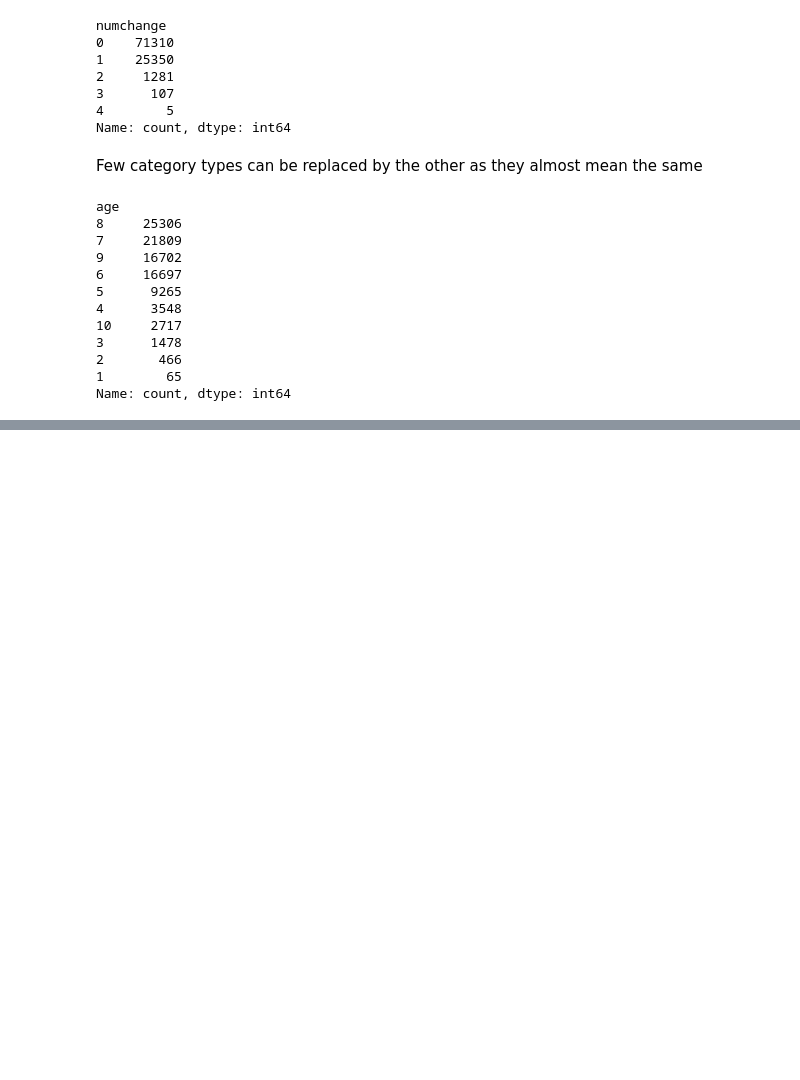
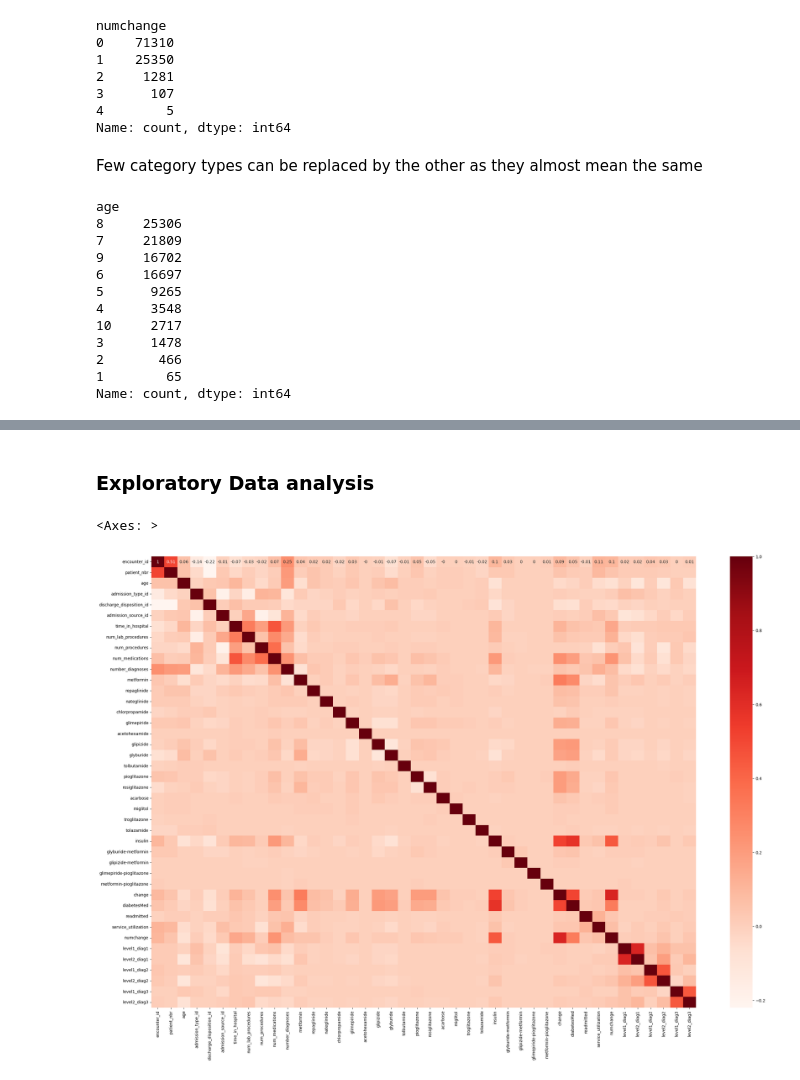
Before and after one commit to Digvijay123321/Diabetes-Readmission-Classification, a Jupyter notebook: Project.ipynb, the cells around one changed output, grey strips where cells are left out. Saved outputs shown, nothing was run; the diff lists cells and outputs as text; code cells hidden in the pictures; blank space fills up the shorter version.

```diff
--- a/Project.ipynb
+++ b/Project.ipynb
@@ -435,0 +528,14 @@ df.shape
+# %%
+df.loc[df['diag_1'].str.contains('V'), ['level1_diag1', 'level2_diag1']] = 0
+df.loc[df['diag_1'].str.contains('E'), ['level1_diag1', 'level2_diag1']] = 0
+df.loc[df['diag_2'].str.contains('V'), ['level1_diag2', 'level2_diag2']] = 0
+df.loc[df['diag_2'].str.contains('E'), ['level1_diag2', 'level2_diag2']] = 0
+df.loc[df['diag_3'].str.contains('V'), ['level1_diag3', 'level2_diag3']] = 0
+df.loc[df['diag_3'].str.contains('E'), ['level1_diag3', 'level2_diag3']] = 0
+# %%
+df['level1_diag1'] = df['level1_diag1'].astype(float)
+df['level2_diag1'] = df['level2_diag1'].astype(float)
+df['level1_diag2'] = df['level1_diag2'].astype(float)
+df['level2_diag2'] = df['level2_diag2'].astype(float)
+df['level1_diag3'] = df['level1_diag3'].astype(float)
+df['level2_diag3'] = df['level2_diag3'].astype(float)
@@ -435,0 +763,16 @@ df.shape
+# %%
+df.drop(['race', 'gender', 'diag_1', 'diag_2', 'diag_3'], axis=1, inplace = True)
+# %%
+# just for finding correlation
+df['readmitted'] = df['readmitted'].replace('>30', 0)
+df['readmitted'] = df['readmitted'].replace('<30', 1)
+df['readmitted'] = df['readmitted'].replace('NO', 0)
+# %% [markdown]
+### Exploratory Data analysis
+# %%
+corr = df.corr().round(2)
+plt.figure(figsize = (30,20))
+sns.heatmap(corr, annot = True, cmap = 'Reds')
+# %% [output]
+<Axes: >
+[figure, added]
```
Also changed, not shown: parts of 20 cells of this notebook.
